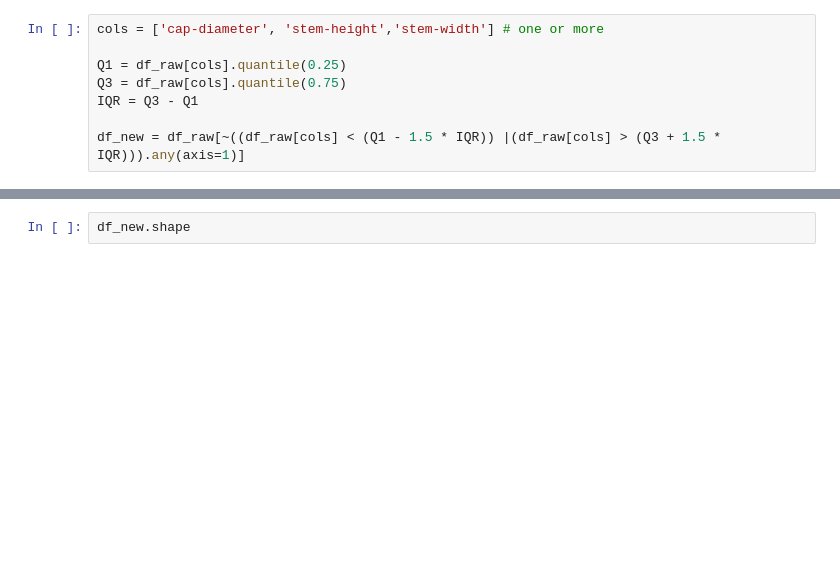
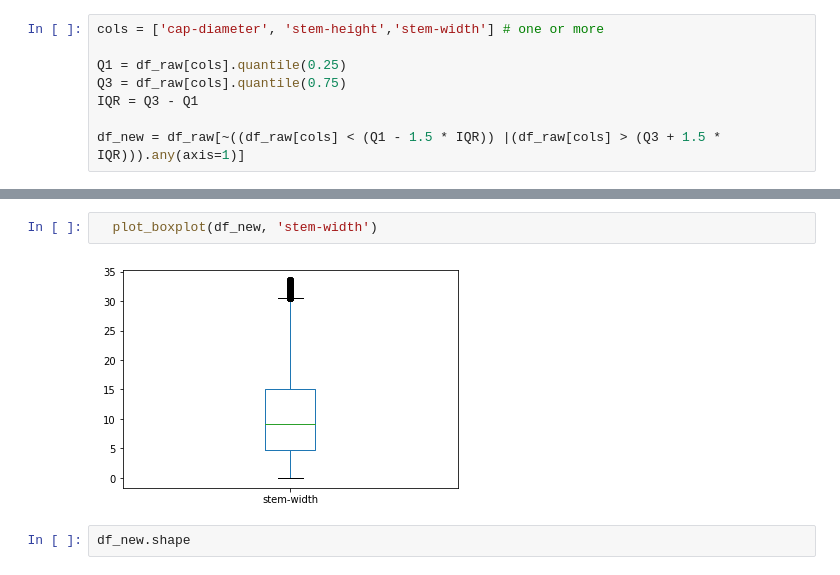
Before and after one commit to sarkar2527/DSAP, a Jupyter notebook: Hackathon.ipynb, the cells around one changed output, grey strips where cells are left out. Saved outputs shown, nothing was run; the diff lists cells and outputs as text; blank space fills up the shorter version.

```diff
--- a/Hackathon.ipynb
+++ b/Hackathon.ipynb
@@ -145,3 +153,7 @@ df_new = df_raw[~((df_raw[cols] < (Q1 - 1.5 * IQR)) |(df_raw[cols] > (Q3 + 1.5 *
+# %%
+  plot_boxplot(df_new, 'stem-width')
+# %% [output]
+[figure, added]
 # %%
 df_new.shape
 # %% [output]
```
Also changed, not shown: parts of 3 cells of this notebook.
